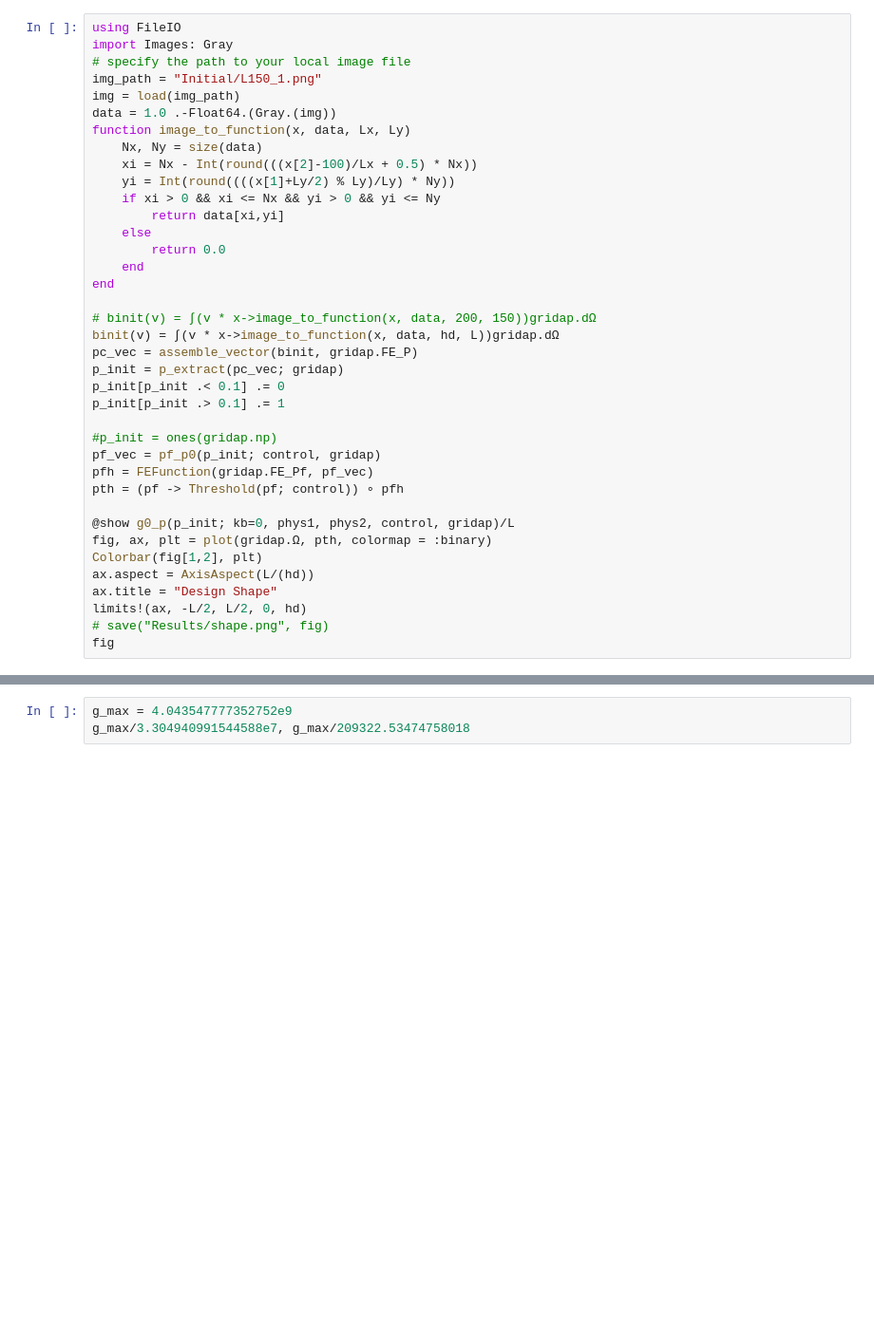
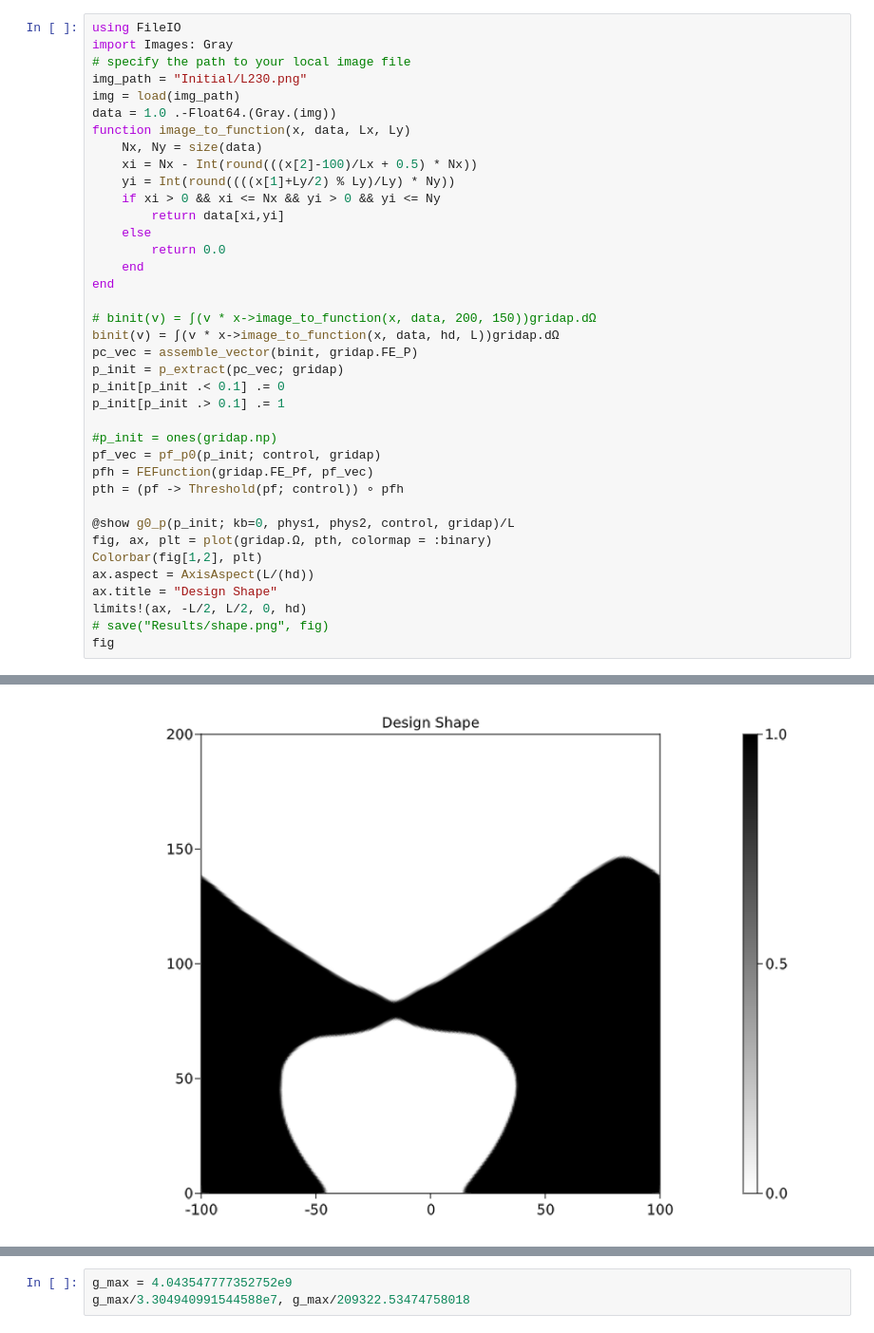
Before and after one commit to WenjieYao/RamanInFluid, a Jupyter notebook: Main.ipynb, the cells around one changed output, grey strips where cells are left out. Shown: that part at 95% size. Saved outputs shown, nothing was run; the diff lists cells and outputs as text; blank space fills up the shorter version.

```diff
--- a/Main.ipynb
+++ b/Main.ipynb
@@ -101,7 +148,7 @@ gridap = GridapFE(meshfile, 1, 2, ["DirichletEdges", "DirichletNodes"], ["Design
 using FileIO
 import Images: Gray
 # specify the path to your local image file
-img_path = "Initial/L150_1.png"
+img_path = "Initial/L230.png"
 img = load(img_path)
 data = 1.0 .-Float64.(Gray.(img))
 function image_to_function(x, data, Lx, Ly)
@@ -135,3 +182,4 @@ ax.title = "Design Shape"
 limits!(ax, -L/2, L/2, 0, hd)
 # save("Results/shape.png", fig)
 fig
+# %% [output]
@@ -138,3 +187,4 @@ fig
+[figure, added]
 # %%
 function p_bowtie(x, d, h, L, hd)
     dx = abs(x[1]) - d / 2
```
Also changed, not shown: parts of 9 cells of this notebook, 9 other files.
